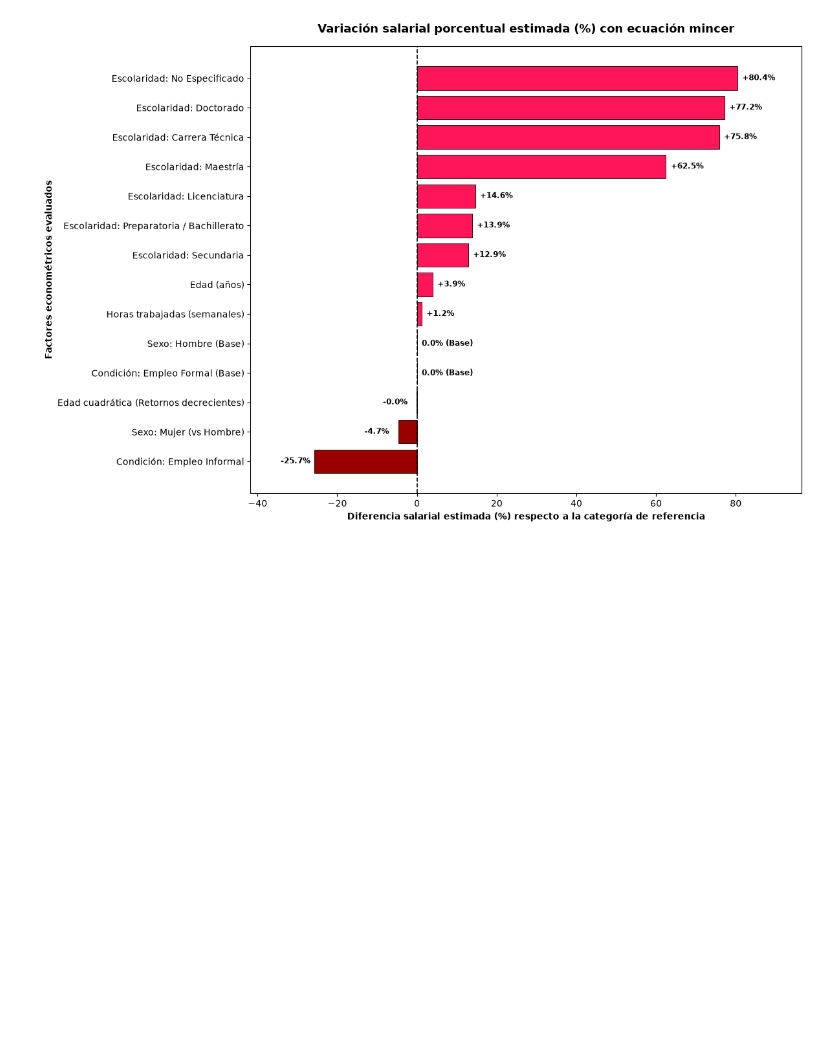
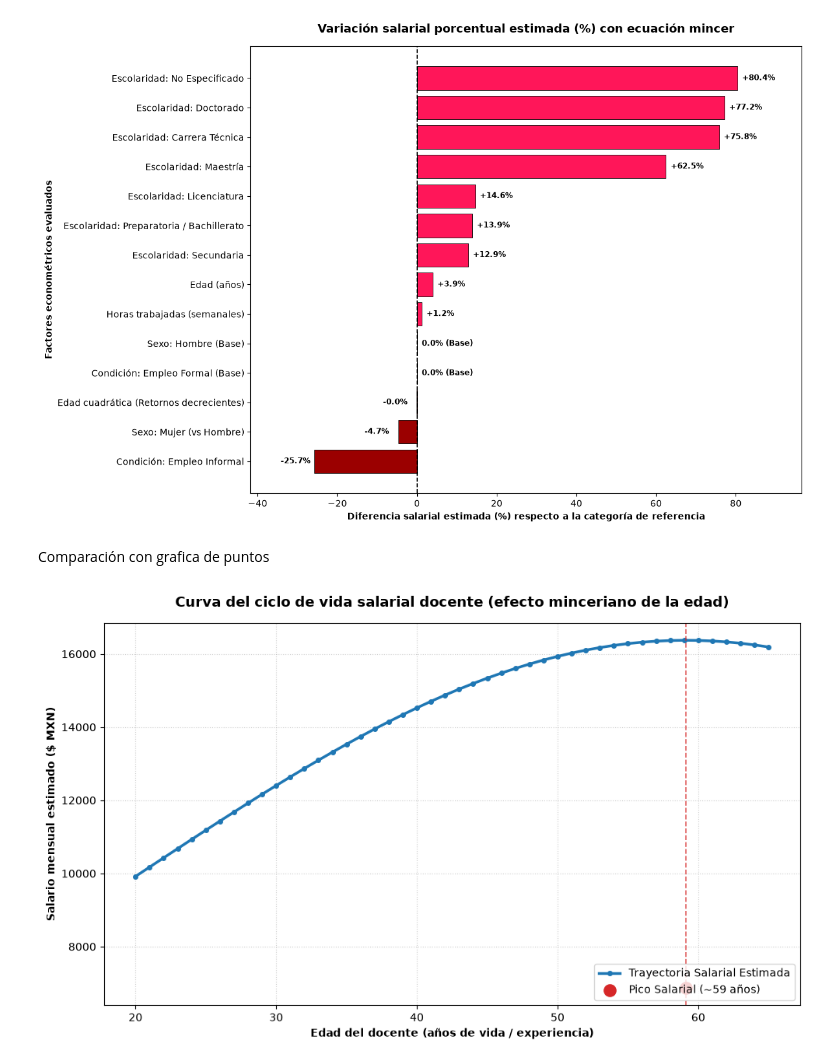
Before and after one commit to Arepaman777/An-lisis-predictivo-y-estad-stico-de-la-empleabilidad-y-salarios-del-sector-docente-en-M-xico, a Jupyter notebook: analisis_salarial_docente/notebooks/02_econometria_y_brecha_genero.ipynb, the cells around one changed output. Drawn from its saved outputs; the diff is of its cells as text; code cells hidden in the pictures; blank space fills up the shorter version.

Commit message:
Agregue la grafica de puntos para visualizar como se maneja la curva con el modelo mincer

```diff
--- a/analisis_salarial_docente/notebooks/02_econometria_y_brecha_genero.ipynb
+++ b/analisis_salarial_docente/notebooks/02_econometria_y_brecha_genero.ipynb
@@ -184,3 +184,5 @@ plt.savefig("../outputs/figures/mincer_coeficientes_porcentaje.png", dpi=300)
 plt.show()
 # %% [output]
 [figure]
+# %% [markdown]
+Comparación con grafica de puntos
@@ -186,0 +203,66 @@ plt.show()
+# %%
+# Convertir de logaritmo a pesos reales ($ MXN)
+# Escalamos para que coincida con el nivel del salario promedio
+ingreso_estimado_pesos = np.exp(log_ingreso_base)
+factor_escala = salario_promedio / np.mean(ingreso_estimado_pesos)
+ingreso_estimado_pesos = ingreso_estimado_pesos * factor_escala
+
+# Identificar la edad del pico salarial (donde la derivada es cero)
+edad_pico = -b_eda / (2 * b_eda2)
+salario_pico = (np.exp(intercepto + b_eda * edad_pico + b_eda2 * (edad_pico**2)))
+# %%
+plt.figure(figsize=(10, 6))
+
+plt.plot(
+    edades,
+    ingreso_estimado_pesos,
+    color="#1f77b4",
+    linewidth=2.5,
+    marker="o",
+    markersize=4,
+    label="Trayectoria Salarial Estimada",
+)
+
+plt.scatter(
+    [edad_pico],
+    [salario_pico],
+    color="#d62728",
+    s=120,
+    zorder=5,
+    label=f"Pico Salarial (~{int(round(edad_pico))} años)",
+)
+
+plt.axvline(
+    x=edad_pico,
+    color="#d62728",
+    linestyle="--",
+    alpha=0.7,
+    linewidth=1.2,
+)
+
+plt.annotate(
+    f"Pico de ingreso: ${salario_pico:,.2f} MXN\na los {int(round(edad_pico))} años",
+    xy=(edad_pico - 12, salario_pico - 800),
+    arrowprops=dict(facecolor="black", shrink=0.05, width=1, headwidth=6),
+    fontsize=9.5,
+    fontweight="bold",
+    bbox=dict(boxstyle="round,pad=0.3", fc="yellow", alpha=0.3),
+)
+
+plt.title(
+    "Curva del ciclo de vida salarial docente (efecto minceriano de la edad)",
+    fontsize=13,
+    fontweight="bold",
+    pad=15,
+)
+
+plt.xlabel("Edad del docente (años de vida / experiencia)", fontweight="bold")
+plt.ylabel("Salario mensual estimado ($ MXN)", fontweight="bold")
+plt.grid(True, linestyle=":", alpha=0.6)
+plt.legend(loc="lower right")
+plt.tight_layout()
+
+plt.savefig("../outputs/figures/mincer_curva_edad_salario.png", dpi=300)
+plt.show()
+# %% [output]
+[figure, added]
```
Also changed, not shown: parts of 1 cell of this notebook, 2 other files.
